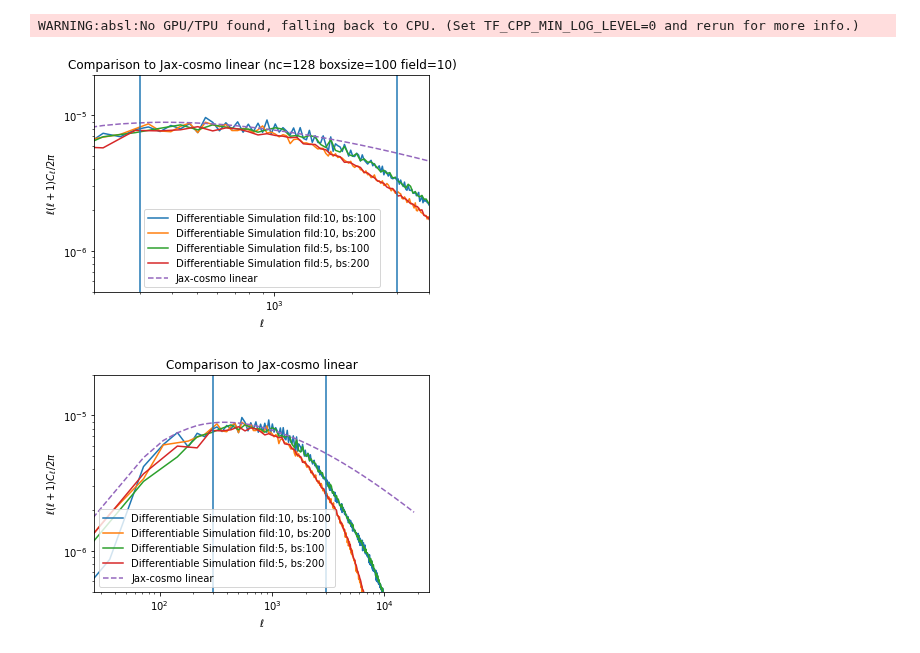
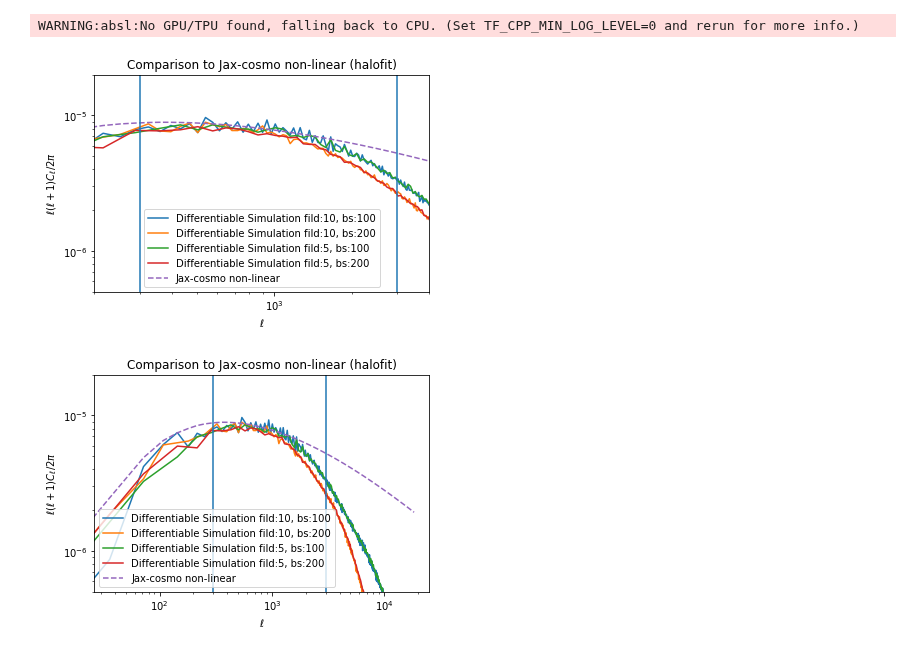
Before and after one commit to DifferentiableUniverseInitiative/flowpm, a Jupyter notebook: notebooks/dev/Large_scale_inv.ipynb, the cells around one changed output. Cells and saved outputs as stored; diff of their text form; code cells hidden in the pictures.

```diff
--- a/notebooks/dev/Large_scale_inv.ipynb
+++ b/notebooks/dev/Large_scale_inv.ipynb
@@ -88,34 +88,34 @@ WARNING:absl:No GPU/TPU found, falling back to CPU. (Set TF_CPP_MIN_LOG_LEVEL=0
 # %%
 l=ell
 loglog(l, l*(l+1)*ps/(2*pi),label='Differentiable Simulation fild:10, bs:100')
 loglog(ell_10_200, ell_10_200*(ell_10_200+1)*power_spectrum_10_200/(2*pi),label='Differentiable Simulation fild:10, bs:200')
 loglog(ell_5_100, ell_5_100*(ell_5_100+1)*power_spectrum_5_100 /(2*pi),label='Differentiable Simulation fild:5, bs:100')
 loglog(ell_5_200, ell_5_200*(ell_5_200+1)*power_spectrum_5_200/(2*pi),label='Differentiable Simulation fild:5, bs:200')
-loglog(l, l*(l+1)*cls[0]/(2*pi), '--',label='Jax-cosmo linear')
+loglog(l, l*(l+1)*cls[0]/(2*pi), '--',label='Jax-cosmo non-linear')
 ylabel('$\ell(\ell+1)C_\ell /2\pi$')
 xlim(2e2,4e3)
 axvline(300)
 axvline(3000)
 xlabel('$\ell$')
-title('Comparison to Jax-cosmo linear (nc=128 boxsize=100 field=10)')
+title('Comparison to Jax-cosmo non-linear (halofit)')
 ylim(5e-7, 2e-5)
 legend()
-savefig('lti_ini_cut.png',dpi=200)
+savefig('lti_ini_cut.png',dpi=150)
 # %% [output]
-[figure, old version]
+[figure, new version]
 # %%
 loglog(l, l*(l+1)*ps/(2*pi),label='Differentiable Simulation fild:10, bs:100')
 loglog(ell_10_200, ell_10_200*(ell_10_200+1)*power_spectrum_10_200/(2*pi),label='Differentiable Simulation fild:10, bs:200')
 loglog(ell_5_100, ell_5_100*(ell_5_100+1)*power_spectrum_5_100 /(2*pi),label='Differentiable Simulation fild:5, bs:100')
 loglog(ell_5_200, ell_5_200*(ell_5_200+1)*power_spectrum_5_200/(2*pi),label='Differentiable Simulation fild:5, bs:200')
-loglog(l, l*(l+1)*cls[0]/(2*pi), '--',label='Jax-cosmo linear')
+loglog(l, l*(l+1)*cls[0]/(2*pi), '--',label='Jax-cosmo non-linear')
 ylabel('$\ell(\ell+1)C_\ell /2\pi$')
 axvline(300)
 axvline(3000)
 xlabel('$\ell$')
-title('Comparison to Jax-cosmo linear')
+title('Comparison to Jax-cosmo non-linear (halofit)')
 ylim(5e-7, 2e-5)
 legend()
-savefig('lti_ini_nocut.png',dpi=200)
+savefig('lti_ini_nocut.png',dpi=150)
 # %% [output]
-[figure, old version]
+[figure, new version]
```
